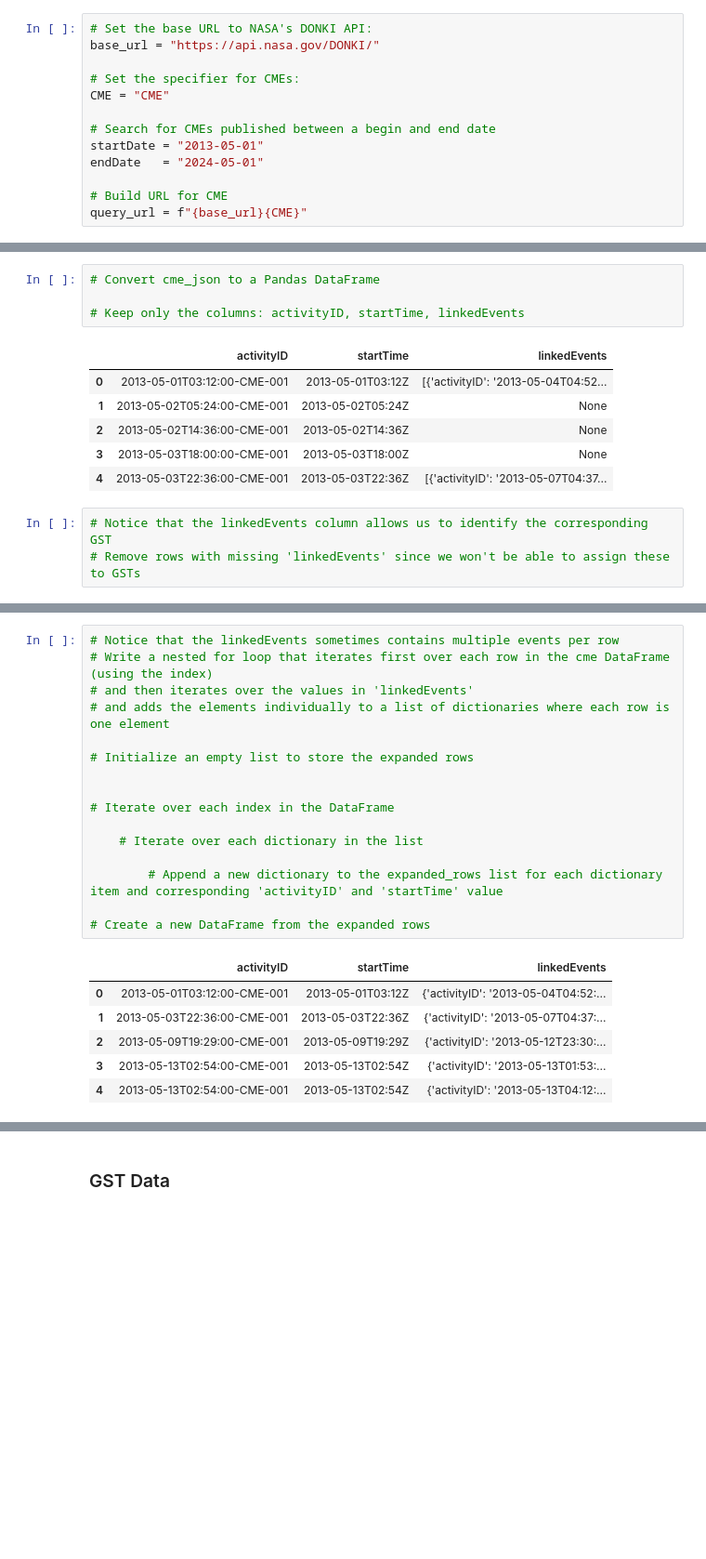
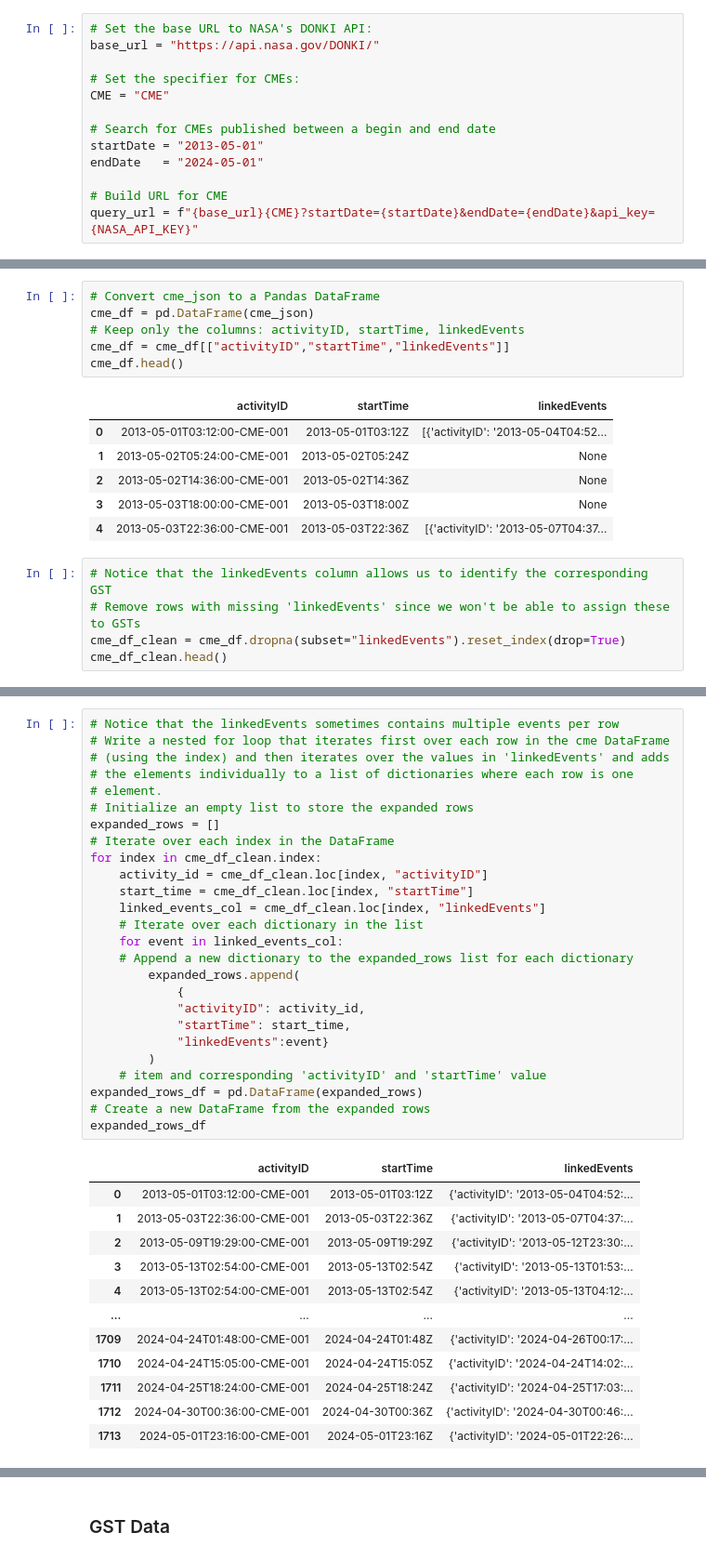
Before and after one commit to GerardoCastanos/data-sourcing-challenge, a Jupyter notebook: retrieve_data.ipynb, the cells around one changed output, grey strips where cells are left out. Shown at 93% size. Drawn from its saved outputs; the diff is of its cells as text; blank space fills up the shorter version.

```diff
--- a/retrieve_data.ipynb
+++ b/retrieve_data.ipynb
@@ -27,7 +27,7 @@ startDate = "2013-05-01"
 endDate   = "2024-05-01"
 
 # Build URL for CME
-query_url = f"{base_url}{CME}"
+query_url = f"{base_url}{CME}?startDate={startDate}&endDate={endDate}&api_key={NASA_API_KEY}"
 # %%
 # Make a "GET" request for the CME URL and store it in a variable named cme_response
 cme_response = requests.get(query_url)
@@ -58,7 +63,9 @@ cme_json = cme_response.json()
 # %%
 # Convert cme_json to a Pandas DataFrame
-
+cme_df = pd.DataFrame(cme_json)
 # Keep only the columns: activityID, startTime, linkedEvents
+cme_df = cme_df[["activityID","startTime","linkedEvents"]]
+cme_df.head()
 # %% [output]
 |  | activityID | startTime | linkedEvents |
 | 0 | 2013-05-01T03:12:00-CME-001 | 2013-05-01T03:12Z | [{'activityID': '2013-05-04T04:52... |
@@ -69,6 +76,8 @@ cme_json = cme_response.json()
 # %%
 # Notice that the linkedEvents column allows us to identify the corresponding GST
 # Remove rows with missing 'linkedEvents' since we won't be able to assign these to GSTs
+cme_df_clean = cme_df.dropna(subset="linkedEvents").reset_index(drop=True)
+cme_df_clean.head()
 # %% [output]
 |  | activityID | startTime | linkedEvents |
 | 0 | 2013-05-01T03:12:00-CME-001 | 2013-05-01T03:12Z | [{'activityID': '2013-05-04T04:52... |
@@ -79,23 +88,39 @@ cme_json = cme_response.json()
 # %%
 # Notice that the linkedEvents sometimes contains multiple events per row
-# Write a nested for loop that iterates first over each row in the cme DataFrame (using the index)
-# and then iterates over the values in 'linkedEvents'
-# and adds the elements individually to a list of dictionaries where each row is one element
-
+# Write a nested for loop that iterates first over each row in the cme DataFrame
+# (using the index) and then iterates over the values in 'linkedEvents' and adds
+# the elements individually to a list of dictionaries where each row is one
+# element.
 # Initialize an empty list to store the expanded rows
-
-
+expanded_rows = []
 # Iterate over each index in the DataFrame
-
+for index in cme_df_clean.index:
+    activity_id = cme_df_clean.loc[index, "activityID"]
+    start_time = cme_df_clean.loc[index, "startTime"]
+    linked_events_col = cme_df_clean.loc[index, "linkedEvents"]
     # Iterate over each dictionary in the list
-
-        # Append a new dictionary to the expanded_rows list for each dictionary item and corresponding 'activityID' and 'startTime' value
-
+    for event in linked_events_col:
+    # Append a new dictionary to the expanded_rows list for each dictionary
+        expanded_rows.append(
+            {
+            "activityID": activity_id,
+            "startTime": start_time,
+            "linkedEvents":event}
+        )
+    # item and corresponding 'activityID' and 'startTime' value
+expanded_rows_df = pd.DataFrame(expanded_rows)
 # Create a new DataFrame from the expanded rows
+expanded_rows_df
 # %% [output]
 |  | activityID | startTime | linkedEvents |
 | 0 | 2013-05-01T03:12:00-CME-001 | 2013-05-01T03:12Z | {'activityID': '2013-05-04T04:52:... |
 | 1 | 2013-05-03T22:36:00-CME-001 | 2013-05-03T22:36Z | {'activityID': '2013-05-07T04:37:... |
 | 2 | 2013-05-09T19:29:00-CME-001 | 2013-05-09T19:29Z | {'activityID': '2013-05-12T23:30:... |
 | 3 | 2013-05-13T02:54:00-CME-001 | 2013-05-13T02:54Z | {'activityID': '2013-05-13T01:53:... |
 | 4 | 2013-05-13T02:54:00-CME-001 | 2013-05-13T02:54Z | {'activityID': '2013-05-13T04:12:... |
+| ... | ... | ... | ... |
+| 1709 | 2024-04-24T01:48:00-CME-001 | 2024-04-24T01:48Z | {'activityID': '2024-04-26T00:17:... |
+| 1710 | 2024-04-24T15:05:00-CME-001 | 2024-04-24T15:05Z | {'activityID': '2024-04-24T14:02:... |
+| 1711 | 2024-04-25T18:24:00-CME-001 | 2024-04-25T18:24Z | {'activityID': '2024-04-25T17:03:... |
+| 1712 | 2024-04-30T00:36:00-CME-001 | 2024-04-30T00:36Z | {'activityID': '2024-04-30T00:46:... |
+| 1713 | 2024-05-01T23:16:00-CME-001 | 2024-05-01T23:16Z | {'activityID': '2024-05-01T22:26:... |
```
Also changed, not shown: parts of 20 cells of this notebook.
